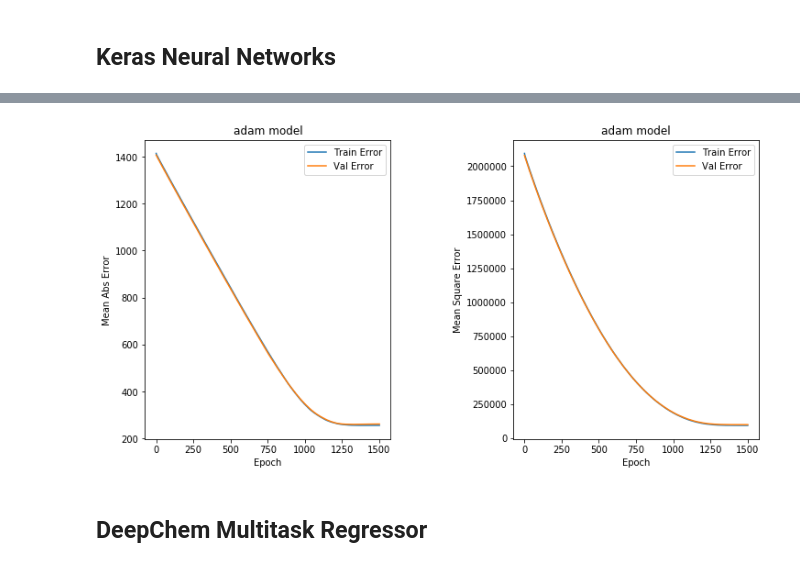
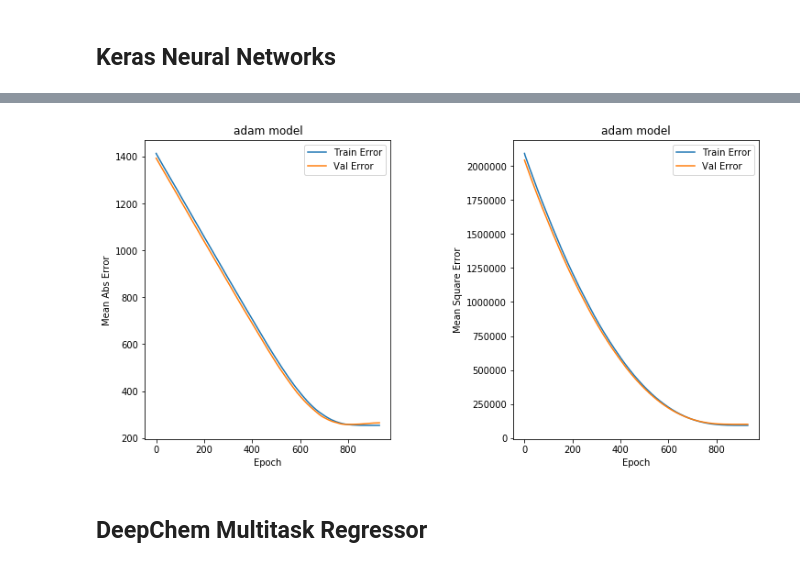
Before and after one commit to natwille1/molecular-atomisation-prediction, a Jupyter notebook: deepchem_implementation.ipynb, the cells around one changed output, grey strips where cells are left out. Saved outputs shown, nothing was run; the diff lists cells and outputs as text; code cells hidden in the pictures.

Commit message:
saved best model with weights

```diff
--- a/deepchem_implementation.ipynb
+++ b/deepchem_implementation.ipynb
@@ -153,10 +189,15 @@ def plot_history(history, title):
 ## Keras implementation
 from tensorflow import keras
 
-# Sigmoid activation function
+# Initializer
+# Initialise weights according to Hansen et al (2013)
+initializer = keras.initializers.RandomNormal(mean=0, stddev=(1/np.sqrt(100)))
+
+# Network
 
 model = tf.keras.Sequential([
-keras.layers.Dense(400, activation='sigmoid', input_shape=(23,)),
+keras.layers.Dense(792, activation='sigmoid', input_shape=(23,), kernel_initializer=initializer),
+keras.layers.Dense(400, activation='sigmoid'),
 keras.layers.Dense(100, activation='sigmoid'),
 #keras.layers.Dense(100, activation='sigmoid'),
 keras.layers.Dense(1)])
@@ -169,6 +210,10 @@ model.compile(optimizer='sgd',
 # The patience parameter is the amount of epochs to check for improvement
 early_stop = keras.callbacks.EarlyStopping(monitor='val_loss', patience=30)
 
+# Save model weights checkpoint
+model_checkpoint = keras.callbacks.ModelCheckpoint('sgd_model.h5', monitor='val_loss', verbose=0, save_best_only=True, save_weights_only=True, mode='min')
+
+
 X_train = train_dataset.X
 y_train = train_dataset.y
 # %%
@@ -181,23 +226,25 @@ plot_history(history, "sigmoid model")
 # %%
 # Configure a model for mean-squared error regression.
 model_adam = tf.keras.Sequential([
+keras.layers.Dense(792, activation='sigmoid', input_shape=(23,), kernel_initializer=initializer),
 keras.layers.Dense(400, activation='sigmoid', input_shape=(23,)),
 keras.layers.Dense(100, activation='sigmoid'),
 #keras.layers.Dense(100, activation='sigmoid'),
 keras.layers.Dense(1)])
 
-initializer = keras.initializers.RandomNormal(mean=0, std=(1/np.sqrt(100)))
+early_stop = keras.callbacks.EarlyStopping(monitor='val_loss', patience=50)
+model_checkpoint = keras.callbacks.ModelCheckpoint('adam_model.h5', monitor='val_loss', verbose=0, save_best_only=True, save_weights_only=True, mode='min')
 
 model_adam.compile(optimizer='adam',
               loss='mse',       # mean squared error
               metrics=['mae', 'mse'])  # mean absolute error
 
-history_adam = model_adam.fit(X_train, y_train, validation_split = 0.2, epochs=2000,
-                    callbacks=[early_stop], batch_size=30, verbose=0)
+history_adam = model_adam.fit(X_train, y_train, validation_split = 0.1, epochs=2000,
+                    callbacks=[early_stop, model_checkpoint], batch_size=25, verbose=0)
 
 plot_history(history_adam, "adam model")
 # %% [output]
-[figure, old version]
+[figure, new version]
 # %% [markdown]
 ## DeepChem Multitask Regressor
 # %%
```
Also changed, not shown: parts of 10 cells of this notebook, 2 other files.
